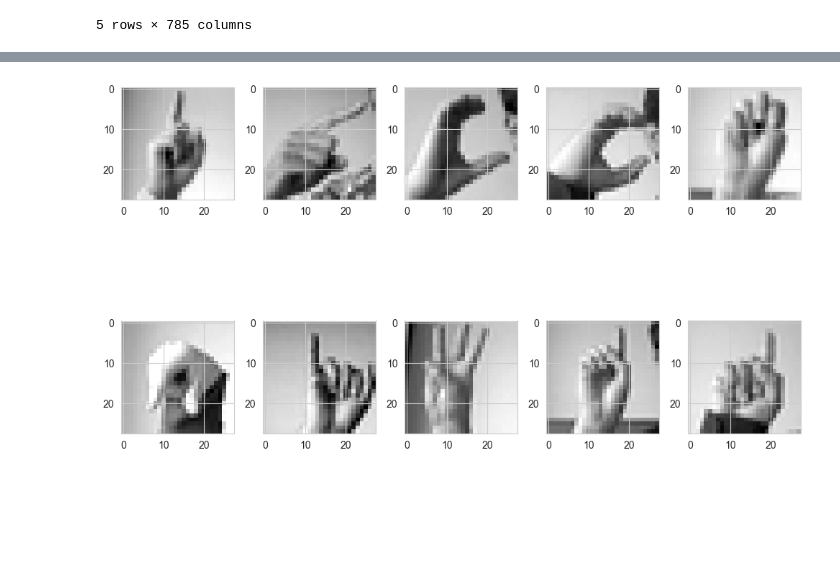
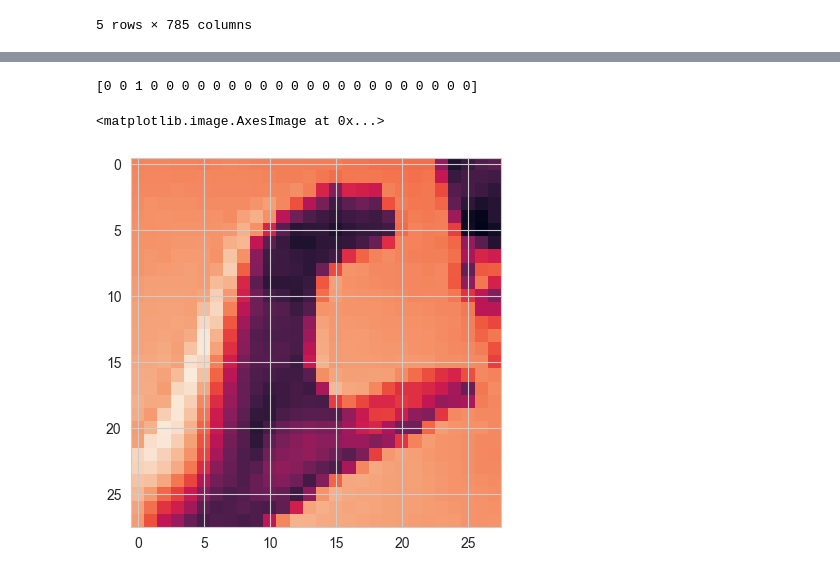
Before and after one commit to fatmaaymanm/Sign-CNN, a Jupyter notebook: sign.ipynb, the cells around one changed output, grey strips where cells are left out. Drawn from its saved outputs; the diff is of its cells as text; code cells hidden in the pictures; blank space fills up the shorter version.

```diff
--- a/sign.ipynb
+++ b/sign.ipynb
@@ -45,3 +59,5 @@ train_df.head()
+# %%
+train_df.drop('label', axis = 1, inplace = True)
 # %%
 test_df.head()
 # %% [output]
@@ -71,5 +71,9 @@ del test_df['label']
+# %%
+images = train_df.values
+images = np.array([np.reshape(i, (28, 28)) for i in images])
+images = np.array([i.flatten() for i in images])
 # %%
 from sklearn.preprocessing import LabelBinarizer
-label_binarizer = LabelBinarizer()
-y_train = label_binarizer.fit_transform(y_train)
-y_test = label_binarizer.fit_transform(y_test)
+
+label_binrizer = LabelBinarizer()
+labels = label_binrizer.fit_transform(labels)
@@ -78,0 +90,8 @@ x_test = test_df.values
+# %%
+index = 2
+print(labels[index])
+plt.imshow(images[index].reshape(28,28))
+# %% [output]
+[0 0 1 0 0 0 0 0 0 0 0 0 0 0 0 0 0 0 0 0 0 0 0 0]
+<matplotlib.image.AxesImage at 0x...>
+[figure, added]
@@ -87,11 +126,0 @@ x_test = x_test.reshape(-1,28,28,1)
-# %%
-f, ax = plt.subplots(2,5)
-f.set_size_inches(10, 10)
-k = 0
-for i in range(2):
-    for j in range(5):
-        ax[i,j].imshow(x_train[k].reshape(28, 28) , cmap = "gray")
-        k += 1
-    plt.tight_layout()
-# %% [output]
-[figure, removed]
```
Also changed, not shown: parts of 39 cells of this notebook.
